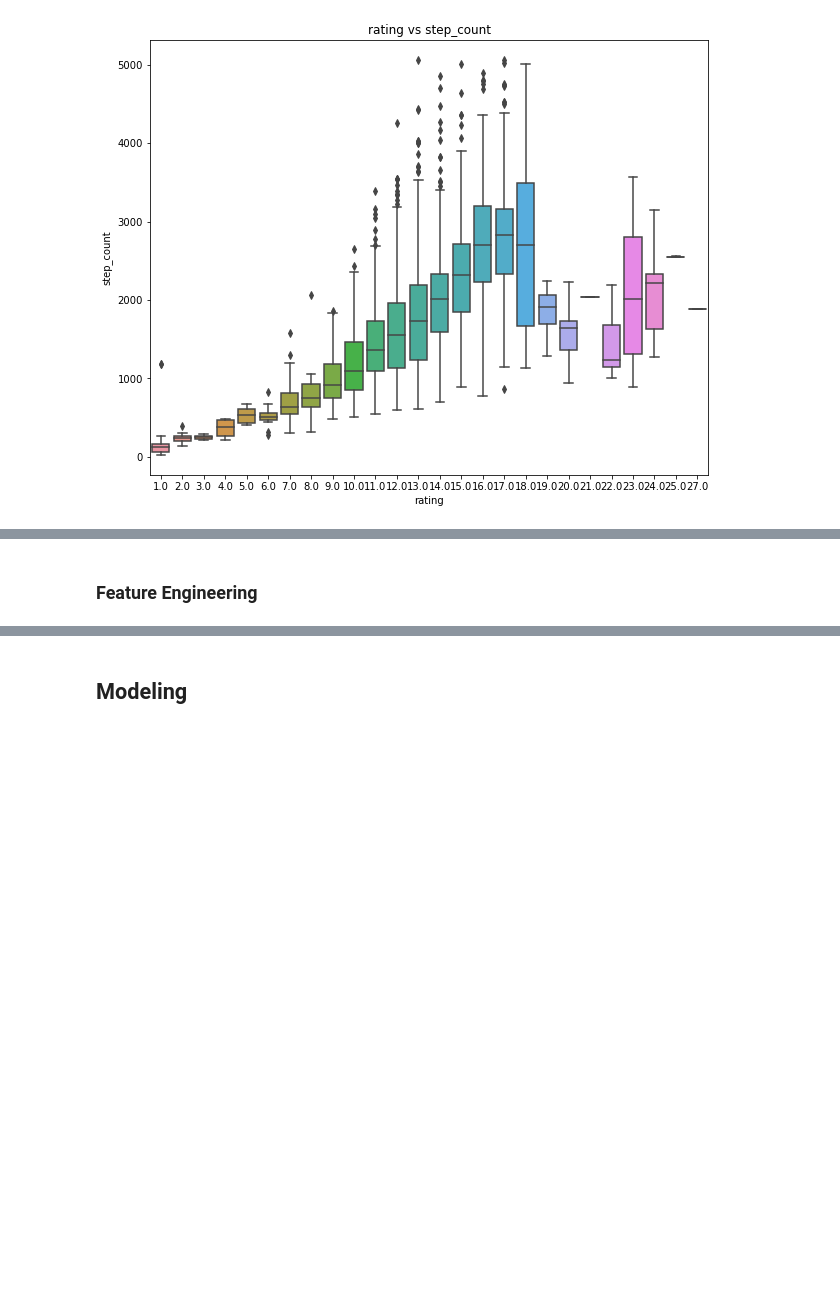
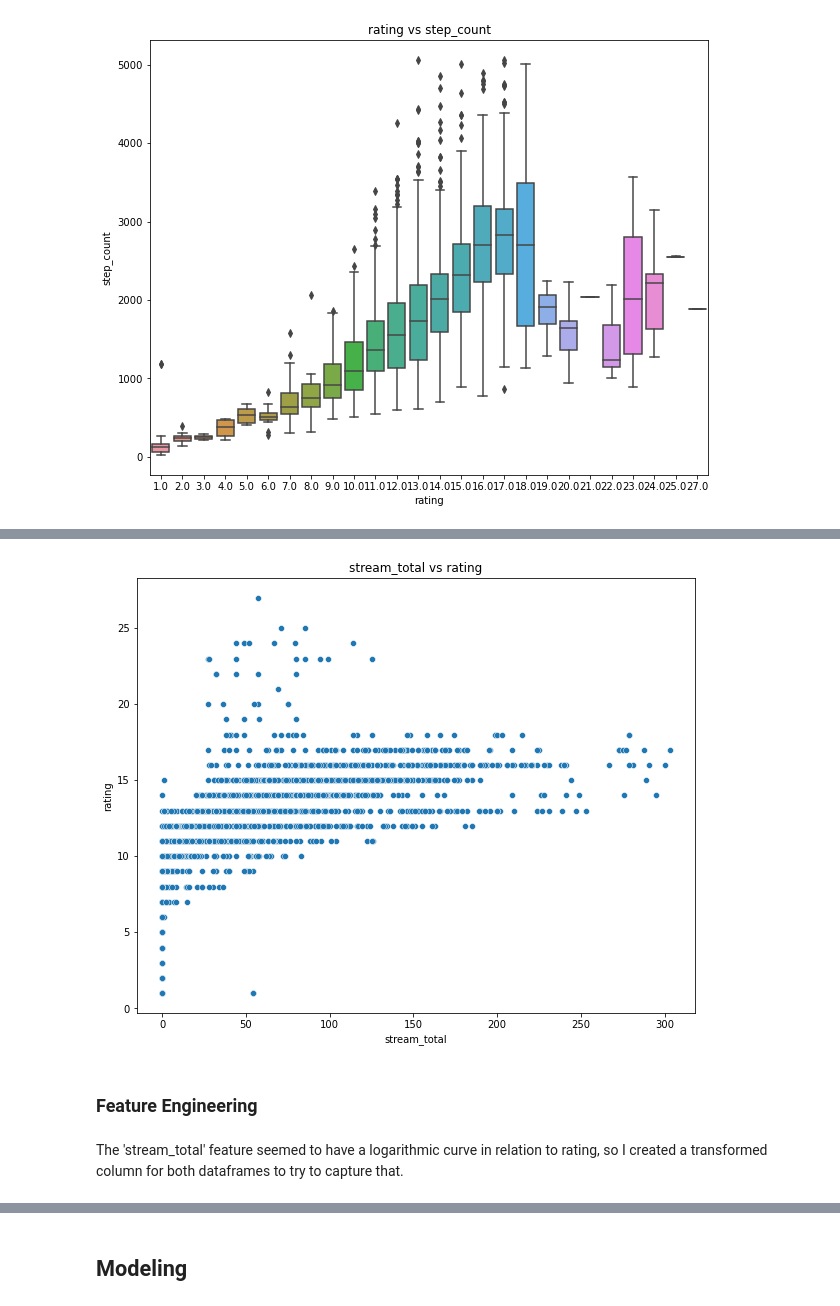
Before and after one commit to sglibova/chart-difficulty-with-machine-learning, a Jupyter notebook: final_notebook.ipynb, the cells around one changed output, grey strips where cells are left out. Drawn from its saved outputs; the diff is of its cells as text; code cells hidden in the pictures; blank space fills up the shorter version.

```diff
--- a/final_notebook.ipynb
+++ b/final_notebook.ipynb
@@ -175,2 +216,8 @@ box_plot(stam_df, 'rating')
+# %%
+scatter_correlation(stam_df, 'stream_total')
+# %% [output]
+[figure, added]
 # %% [markdown]
 ### Feature Engineering
+# %% [markdown]
+The 'stream_total' feature seemed to have a logarithmic curve in relation to rating, so I created a transformed column for both dataframes to try to capture that.
```
Also changed, not shown: parts of 94 cells of this notebook, 6 other files.
